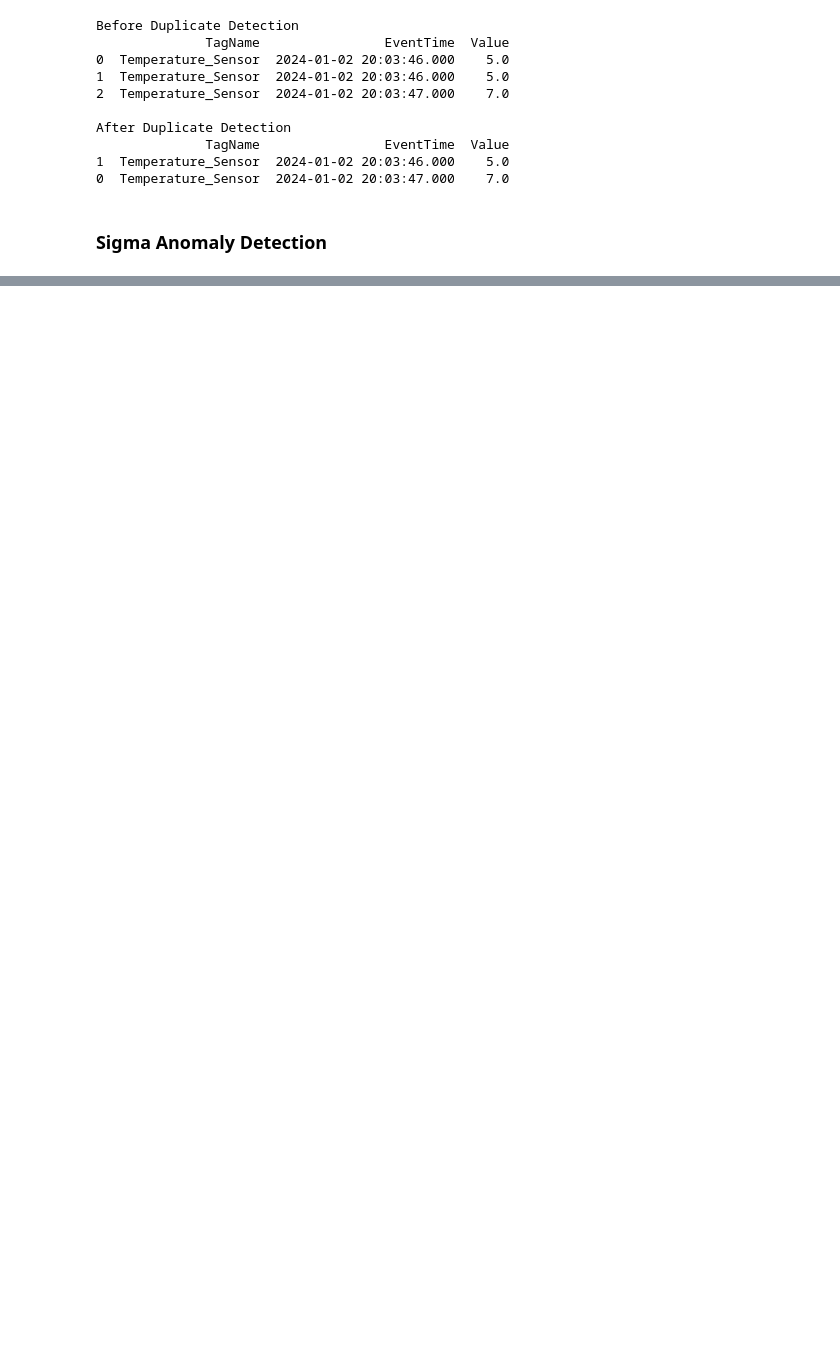
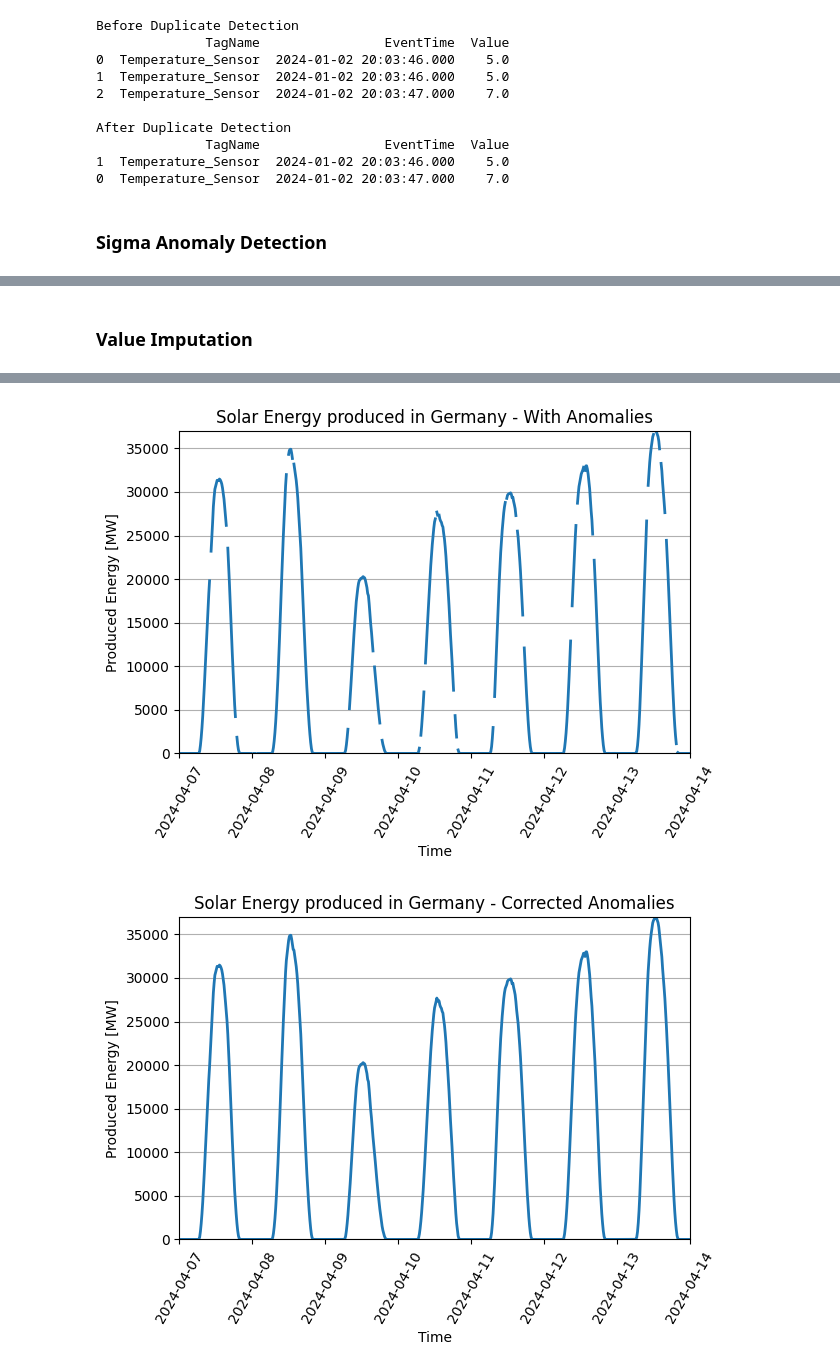
Before and after one commit to rtdip/core, a Jupyter notebook: notebook/showcase_notebook.ipynb, the cells around one changed output, grey strips where cells are left out. Drawn from its saved outputs; the diff is of its cells as text; code cells hidden in the pictures; blank space fills up the shorter version.

```diff
--- a/notebook/showcase_notebook.ipynb
+++ b/notebook/showcase_notebook.ipynb
@@ -157,0 +219,25 @@ None
+# %% [markdown]
+### Value Imputation
+# %%
+random.seed(0)
+# Create data with randomized gaps
+vi_april_df = create_1_week_dataframe(only_aggregated_value=True, add_timeevent_col=True, add_tagname=True, add_status=True)
+for i in range(0, 50):
+    chosen_index = random.choice(sa_april_df.index.to_list())
+    vi_april_df.loc[chosen_index, 'Solar  - Actual Aggregated [MW]'] = np.NaN
+    vi_april_df.loc[chosen_index, 'Status'] = 'Bad'
+vi_ps_df = spark_session.createDataFrame(vi_april_df, ['Value', 'EventTime', 'TagName', 'Status'])
+print('Before Value Imputation')
+vi_ps_df.show()
+# Execute Pipeline
+output_vi_ps_df = MissingValueImputation(spark_session, df=vi_ps_df).filter()
+print('After Value Imputation')
+output_vi_ps_df.show()
+# Transform Data back into pandas
+output_vi_df = output_dd_ps_df.toPandas().set_index('EventTime')
+output_vi_df['value'] = output_vi_df['Solar  - Actual Aggregated [MW]']
+
+create_normalization_plot(input_df=vi_april_df, title='Solar Energy produced in Germany - With Anomalies', share_y_axis=True, ylabel_2='Corrected Produced Energy (value imputation) [MW]')
+
+create_normalization_plot(input_df=output_vi_df, title='Solar Energy produced in Germany - Corrected Anomalies')
+# %% [output]
@@ -157,0 +261,2 @@ None
+[figure, added]
+[figure, added]
```
Also changed, not shown: parts of 17 cells of this notebook, 2 other files.
